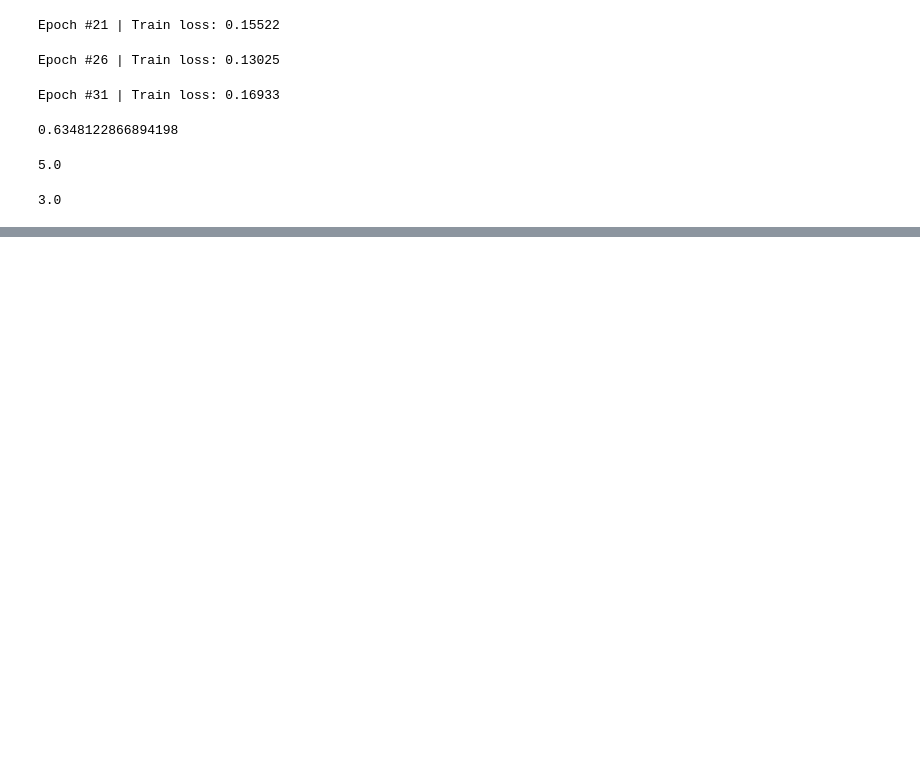
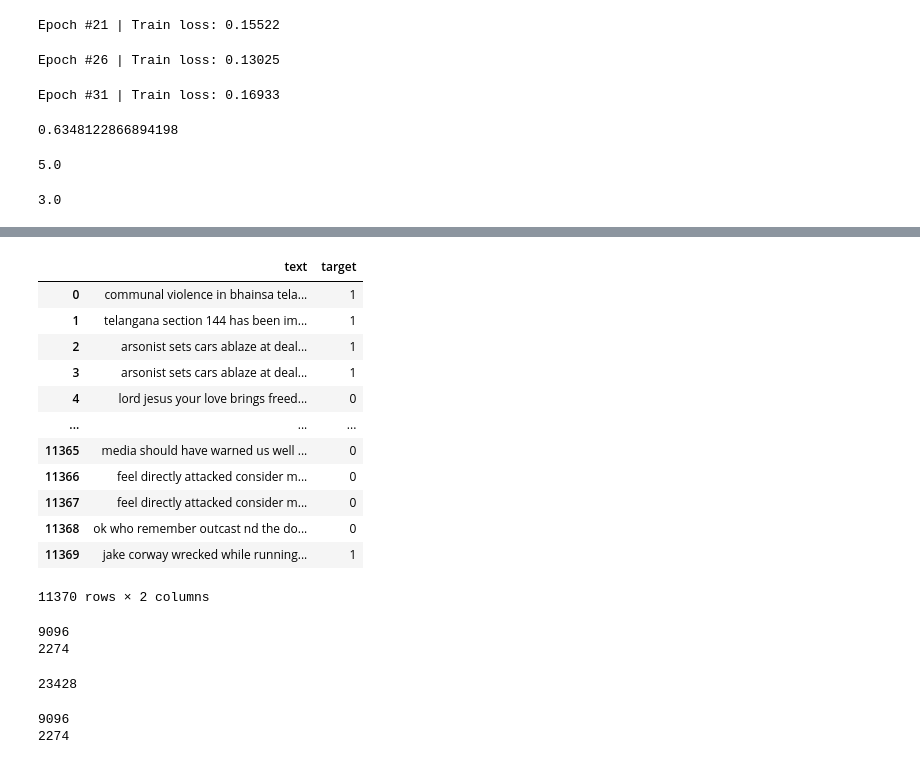
Before and after one commit to LuchianPeledutse/ML, a Jupyter notebook: p_nlp.ipynb, the cells around one changed output, grey strips where cells are left out. Saved outputs shown, nothing was run; the diff lists cells and outputs as text; code cells hidden in the pictures; blank space fills up the shorter version.

```diff
--- a/p_nlp.ipynb
+++ b/p_nlp.ipynb
@@ -1384,0 +1468,6 @@ model_inf(
+# %%
+def proc_text(text):
+    """simple processing of a text"""
+    lowered = text.lower()
+    processed = ' '.join(re.findall(r"[A-z0-9]+[A-z0-9]",lowered))
+    return processed
@@ -1384,0 +1661,30 @@ model_inf(
+# %%
+def proc_text(text):
+    lowered = text.lower()
+    found = ' '.join(re.findall(r'[A-z0-9]+[A-z0-9]',lowered))
+    return found
+# %%
+disaster_data['text'] = disaster_data['text'].apply(proc_text)
+# %%
+disaster_data
+# %% [output]
+|  | text | target |
+| 0 | communal violence in bhainsa tela... | 1 |
+| 1 | telangana section 144 has been im... | 1 |
+| 2 | arsonist sets cars ablaze at deal... | 1 |
+| 3 | arsonist sets cars ablaze at deal... | 1 |
+| 4 | lord jesus your love brings freed... | 0 |
+| ... | ... | ... |
+| 11365 | media should have warned us well ... | 0 |
+| 11366 | feel directly attacked consider m... | 0 |
+| 11367 | feel directly attacked consider m... | 0 |
+| 11368 | ok who remember outcast nd the do... | 0 |
+| 11369 | jake corway wrecked while running... | 1 |
+11370 rows × 2 columns
+# %%
+Train_pd, Test_pd = train_test_split(disaster_data, train_size = 0.8, test_size = 0.2,stratify=disaster_data['target'])
+print(len(Train_pd))
+print(len(Test_pd))
+# %% [output]
+9096
+2274
@@ -1384,0 +1697,5 @@ model_inf(
+# %%
+vocab_size = tokenizer.get_vocab_size()
+print(vocab_size)
+# %% [output]
+23428
@@ -1384,0 +1720,8 @@ model_inf(
+# %%
+Train_dataset = TextDataset(Train_pd,tok_obj=tokenizer,max_len = 30)
+Test_dataset = TextDataset(Test_pd,tok_obj = tokenizer,max_len = 30)
+print(len(Train_dataset))
+print(len(Test_dataset))
+# %% [output]
+9096
+2274
```
Also changed, not shown: parts of 47 cells of this notebook, 2 other files.
